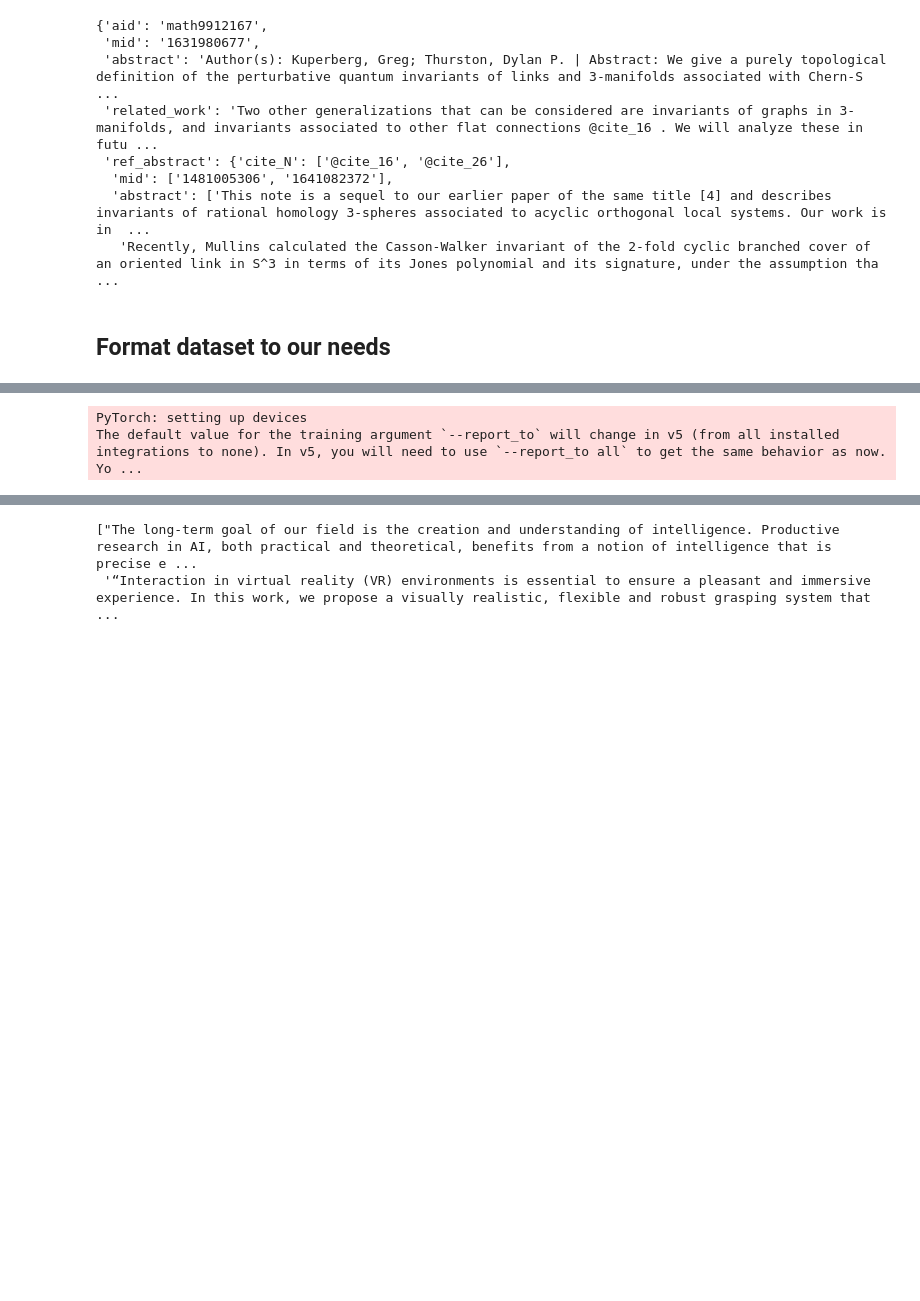
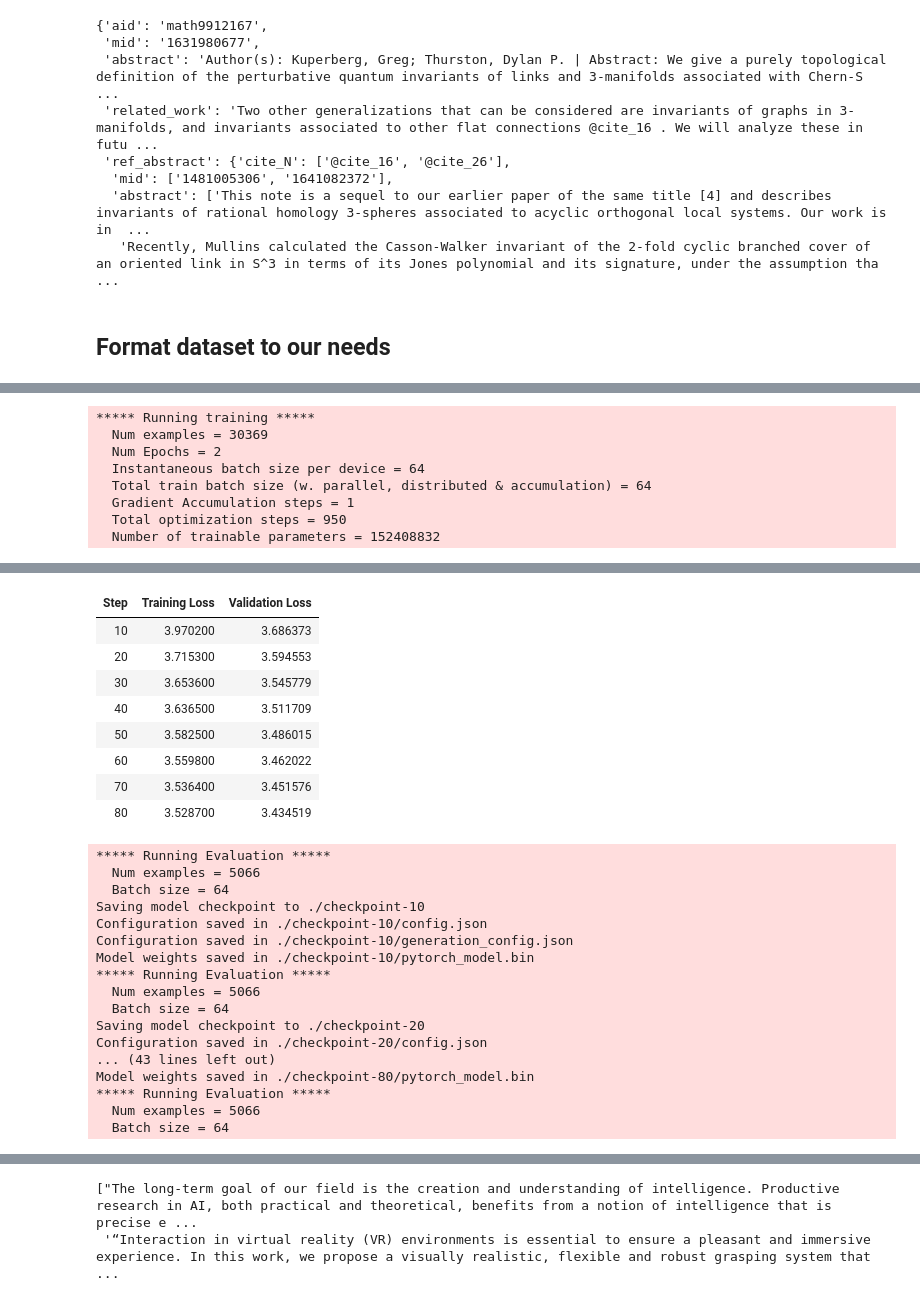
Before and after one commit to Lukaliu90/w266_final_project, a Jupyter notebook: luka_working_file/luka_centrum_multi_XScience-fine_tuning.ipynb, the cells around one changed output, grey strips where cells are left out. Drawn from its saved outputs; the diff is of its cells as text; code cells hidden in the pictures; blank space fills up the shorter version.

```diff
--- a/luka_working_file/luka_centrum_multi_XScience-fine_tuning.ipynb
+++ b/luka_working_file/luka_centrum_multi_XScience-fine_tuning.ipynb
@@ -152,0 +95,12 @@ for split in dataset.keys():
+# %%
+dataset_processed = (
+    dataset
+    # .filter(lambda _, idx: idx < N, with_indices=True)
+    .map(
+        # preprocess_dataset,
+        preprocess_dataset_batched,
+        remove_columns=dataset["train"].column_names,
+        batched=True,
+        batch_size=BATCH_SIZE,
+    )
+)
@@ -221,23 +216,24 @@ for split in dataset_processed.keys():
 # Set up the training arguments
 training_args = Seq2SeqTrainingArguments(
     output_dir="./",
-    predict_with_generate=True,
+    # predict_with_generate=True,
     evaluation_strategy="steps",
-    eval_steps=500,
-    save_steps=1000,
-    num_train_epochs=3,
+    # eval_steps=BATCH_SIZE//2,
+    eval_steps=10,
+    # save_steps=BATCH_SIZE//2,
+    save_steps=10,
+    num_train_epochs=2,
     learning_rate=2e-5,
     per_device_train_batch_size=BATCH_SIZE,
     per_device_eval_batch_size=BATCH_SIZE,
-    warmup_steps=500,
+    # warmup_steps=BATCH_SIZE,
+    # warmup_steps=500,
     weight_decay=0.01,
     logging_dir='./logs',
-    logging_steps=500,
+    # logging_steps=BATCH_SIZE//4,
+    logging_steps=10,
     # use_mps_device=True,
 )
-# %% [output]
-PyTorch: setting up devices
-The default value for the training argument `--report_to` will change in v5 (from all installed integrations to none). In v5, you will need to use `--report_to all` to get the same behavior as now. Yo ...
 # %%
 # Create a Seq2SeqTrainer
 trainer = Seq2SeqTrainer(
@@ -246,3 +242,16 @@ trainer = Seq2SeqTrainer(
     train_dataset=dataset_tokenized["train"],
     eval_dataset=dataset_tokenized["validation"],
 )
+# %%
+%%time
+
+train_result = trainer.train()
+# %% [output]
+***** Running training *****
+  Num examples = 30369
+  Num Epochs = 2
+  Instantaneous batch size per device = 64
+  Total train batch size (w. parallel, distributed & accumulation) = 64
+  Gradient Accumulation steps = 1
+  Total optimization steps = 950
+  Number of trainable parameters = 152408832
@@ -248,0 +259,26 @@ trainer = Seq2SeqTrainer(
+| Step | Training Loss | Validation Loss |
+| 10 | 3.970200 | 3.686373 |
+| 20 | 3.715300 | 3.594553 |
+| 30 | 3.653600 | 3.545779 |
+| 40 | 3.636500 | 3.511709 |
+| 50 | 3.582500 | 3.486015 |
+| 60 | 3.559800 | 3.462022 |
+| 70 | 3.536400 | 3.451576 |
+| 80 | 3.528700 | 3.434519 |
+***** Running Evaluation *****
+  Num examples = 5066
+  Batch size = 64
+Saving model checkpoint to ./checkpoint-10
+Configuration saved in ./checkpoint-10/config.json
+Configuration saved in ./checkpoint-10/generation_config.json
+Model weights saved in ./checkpoint-10/pytorch_model.bin
+***** Running Evaluation *****
+  Num examples = 5066
+  Batch size = 64
+Saving model checkpoint to ./checkpoint-20
+Configuration saved in ./checkpoint-20/config.json
+... (43 lines left out)
+Model weights saved in ./checkpoint-80/pytorch_model.bin
+***** Running Evaluation *****
+  Num examples = 5066
+  Batch size = 64
```
Also changed, not shown: parts of 19 cells of this notebook.
